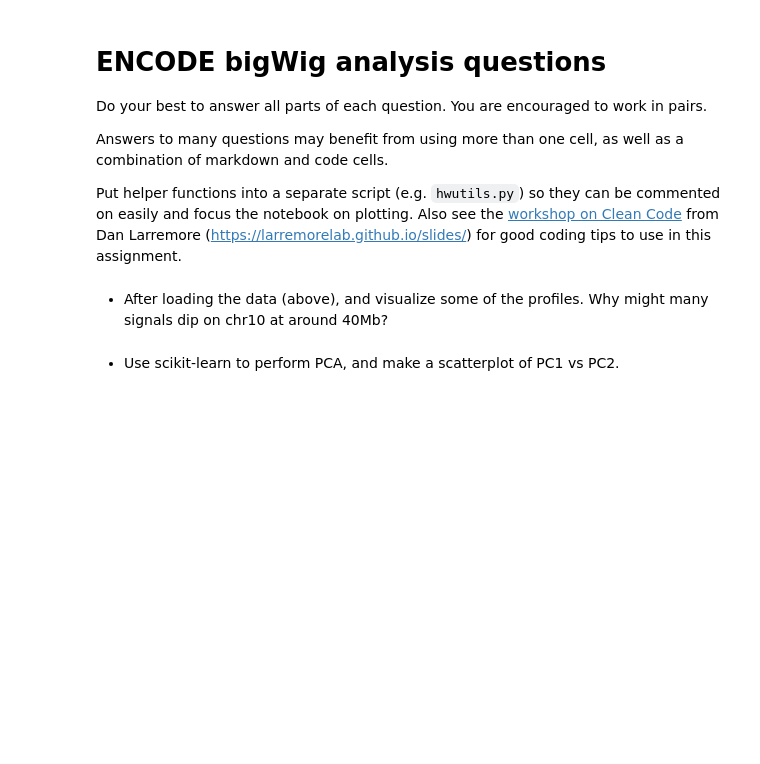
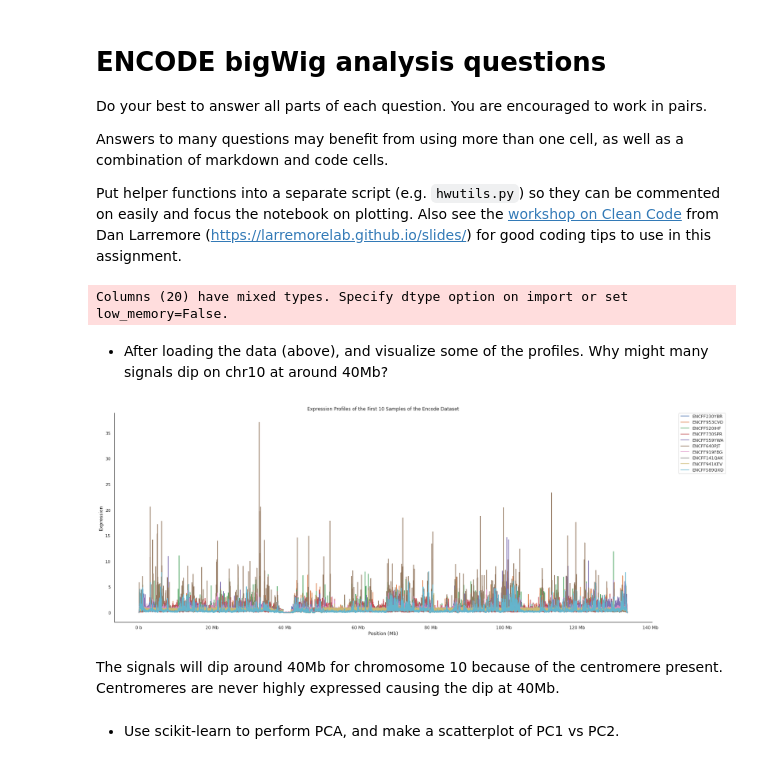
Before and after one commit to ramayyala/qbio577_fall2022, a Jupyter notebook: encode-bigwig-eda.ipynb, the cells around one changed output. Drawn from its saved outputs; the diff is of its cells as text; code cells hidden in the pictures; blank space fills up the shorter version.

```diff
--- a/encode-bigwig-eda.ipynb
+++ b/encode-bigwig-eda.ipynb
@@ -23,12 +26,34 @@ from hwutils import *
 # %%
 # load dataFrame of bigWigs from ENCODE (encodeproject.org/), binned to 10kb resolution across chromosome 10.
 # note that the first three columns are chrom,start,end and the other columns are labeled by bigWig file accession.
-df = pd.read_table('./data/ENCODE_GRCh38_binned_subset.tsv')
+df = pd.read_table('/mnt/g/My Drive/Academics/QBIO_577/Week_8/qbio577_fall2022/data/ENCODE_GRCh38_binned_subset.tsv')
 
 # load metadata from ENCODE for bigwig files.
 # can be queried as follows: bigwig_metadata.query("`File accession`==@ df_column_name ")
-bigwig_metadata = pd.read_table('./data/ENCODE_GRCh38_bigWig.tsv')
+metadata = pd.read_table('/mnt/g/My Drive/Academics/QBIO_577/Week_8/qbio577_fall2022/data/ENCODE_GRCh38_bigWig_metadata.tsv')
+# %% [output]
+Columns (20) have mixed types. Specify dtype option on import or set low_memory=False.
 # %% [markdown]
 - After loading the data (above), and visualize some of the profiles. Why might many signals dip on chr10 at around 40Mb?
+# %%
+subset=df.iloc[: , :13]
+subset=subset
+subset=subset.melt(id_vars=['chrom','start','end'])
+# %%
+sns.set_context("paper")
+sns.color_palette("pastel")
+sns.set(rc={'figure.figsize':(25,10)})
+sns.set_style("white")
+ax=sns.lineplot(x = "start", y = "value", data=subset,hue="variable")
+ax.xaxis.set_major_formatter(bp_formatter)
+ax.set_ylabel("Expression")
+ax.set_xlabel("Position (Mb)")
+ax.set_title("Expression Profiles of the First 10 Samples of the Encode Dataset")
+plt.legend(bbox_to_anchor=(1.05, 1), loc=2, borderaxespad=0.)
+sns.despine()
+# %% [output]
+[figure, added]
+# %% [markdown]
+The signals will dip around 40Mb for chromosome 10 because of the centromere present. Centromeres are never highly expressed causing the dip at 40Mb.
 # %% [markdown]
 - Use scikit-learn to perform PCA, and make a scatterplot of PC1 vs PC2.
```
Also changed, not shown: parts of 31 cells of this notebook.
